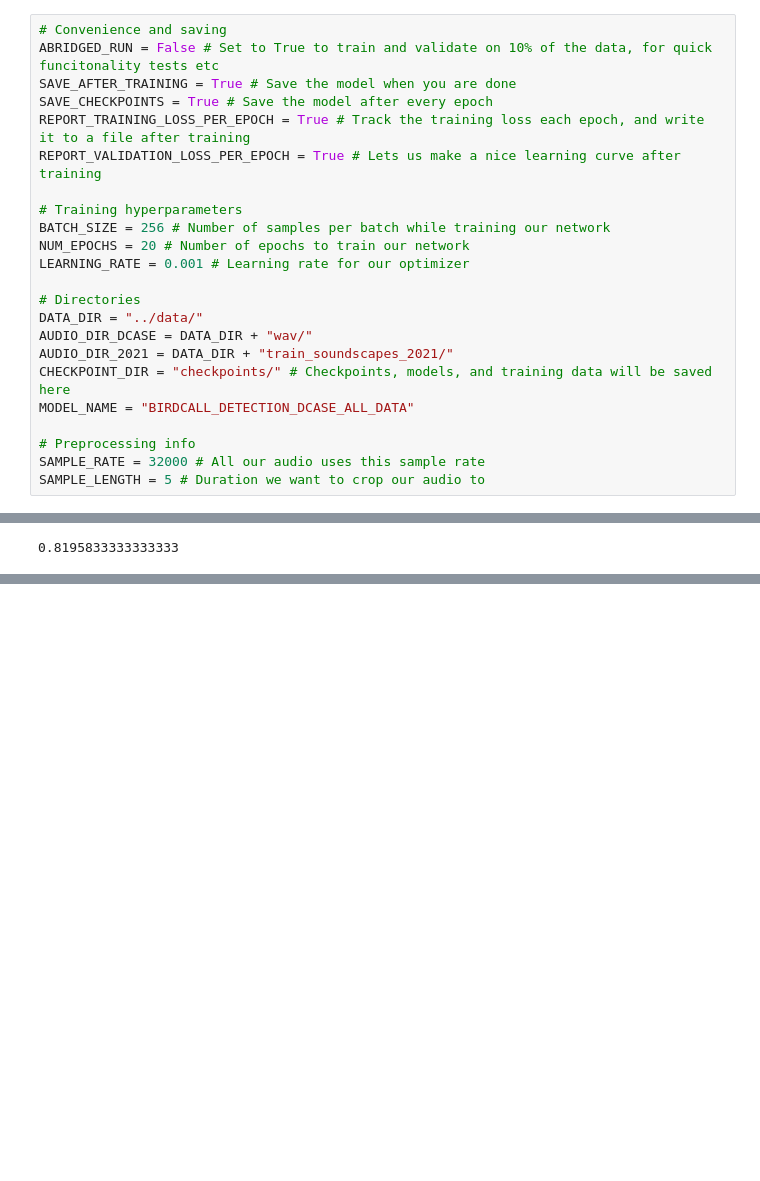
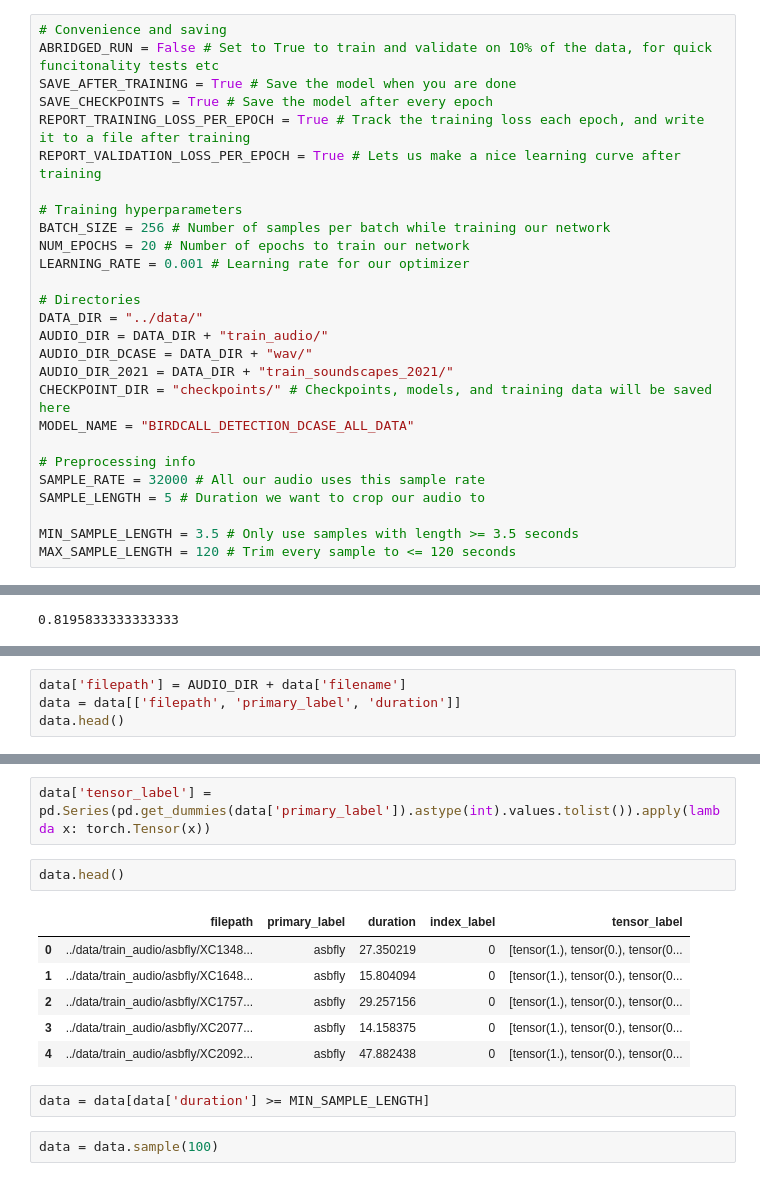
Before and after one commit to AmziJeffs/Erdos_birdCLEF, a Jupyter notebook: all scripts/Ashwin-Trial.ipynb, the cells around one changed output, grey strips where cells are left out. Saved outputs shown, nothing was run; the diff lists cells and outputs as text; blank space fills up the shorter version.

```diff
--- a/all scripts/Ashwin-Trial.ipynb
+++ b/all scripts/Ashwin-Trial.ipynb
@@ -13,6 +13,7 @@ LEARNING_RATE = 0.001 # Learning rate for our optimizer
 
 # Directories
 DATA_DIR = "../data/"
+AUDIO_DIR = DATA_DIR + "train_audio/"
 AUDIO_DIR_DCASE = DATA_DIR + "wav/"
 AUDIO_DIR_2021 = DATA_DIR + "train_soundscapes_2021/"
 CHECKPOINT_DIR = "checkpoints/" # Checkpoints, models, and training data will be saved here
@@ -21,6 +22,9 @@ MODEL_NAME = "BIRDCALL_DETECTION_DCASE_ALL_DATA"
 # Preprocessing info
 SAMPLE_RATE = 32000 # All our audio uses this sample rate
 SAMPLE_LENGTH = 5 # Duration we want to crop our audio to
+
+MIN_SAMPLE_LENGTH = 3.5 # Only use samples with length >= 3.5 seconds
+MAX_SAMPLE_LENGTH = 120 # Trim every sample to <= 120 seconds
 # %%
 # Basic imports
 import pandas as pd
@@ -368,0 +383,4 @@ acc_scores[27]
+# %%
+data['filepath'] = AUDIO_DIR + data['filename']
+data = data[['filepath', 'primary_label', 'duration']]
+data.head()
@@ -368,0 +398,15 @@ acc_scores[27]
+# %%
+data['tensor_label'] = pd.Series(pd.get_dummies(data['primary_label']).astype(int).values.tolist()).apply(lambda x: torch.Tensor(x))
+# %%
+data.head()
+# %% [output]
+|  | filepath | primary_label | duration | index_label | tensor_label |
+| 0 | ../data/train_audio/asbfly/XC1348... | asbfly | 27.350219 | 0 | [tensor(1.), tensor(0.), tensor(0... |
+| 1 | ../data/train_audio/asbfly/XC1648... | asbfly | 15.804094 | 0 | [tensor(1.), tensor(0.), tensor(0... |
+| 2 | ../data/train_audio/asbfly/XC1757... | asbfly | 29.257156 | 0 | [tensor(1.), tensor(0.), tensor(0... |
+| 3 | ../data/train_audio/asbfly/XC2077... | asbfly | 14.158375 | 0 | [tensor(1.), tensor(0.), tensor(0... |
+| 4 | ../data/train_audio/asbfly/XC2092... | asbfly | 47.882438 | 0 | [tensor(1.), tensor(0.), tensor(0... |
+# %%
+data = data[data['duration'] >= MIN_SAMPLE_LENGTH]
+# %%
+data = data.sample(100)
```
Also changed, not shown: parts of 26 cells of this notebook, 2 other files.
